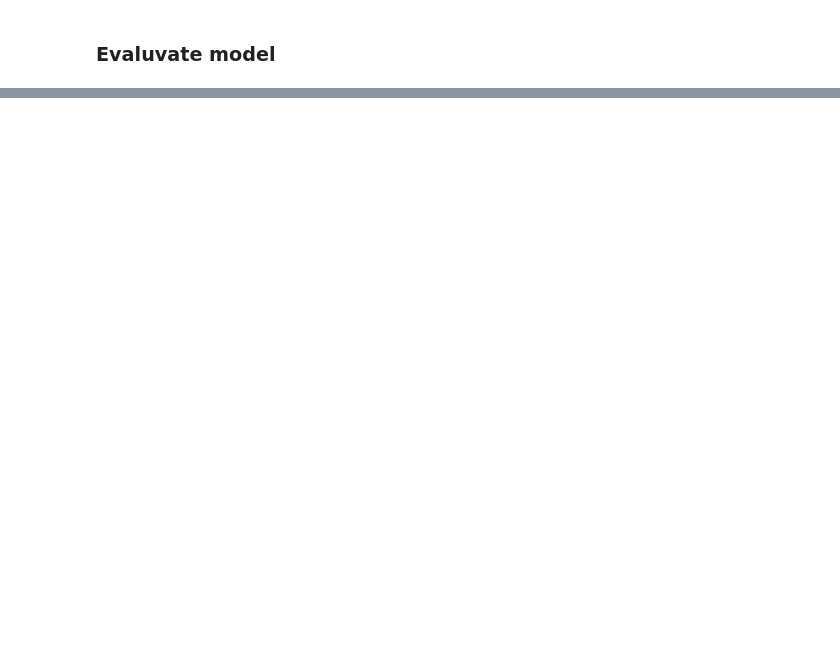
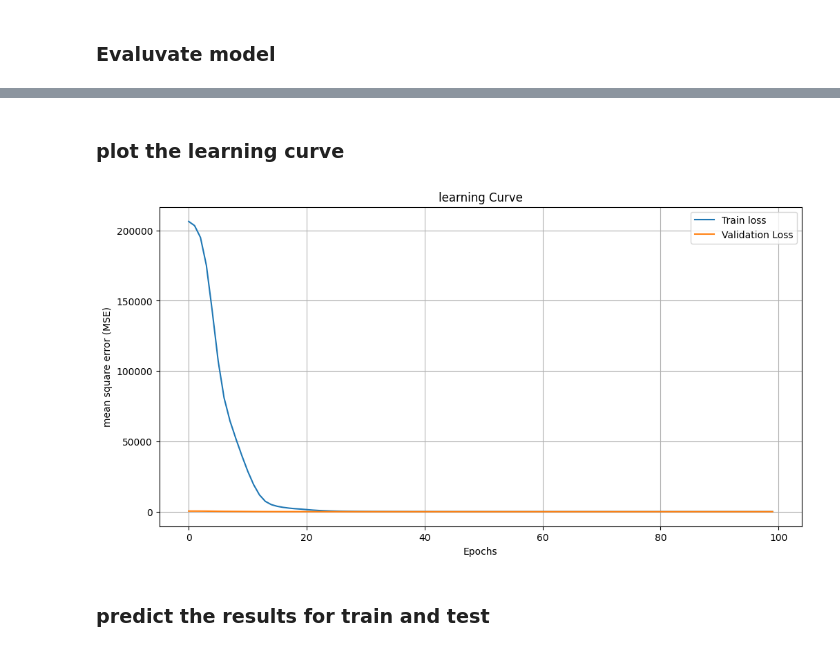
Before and after one commit to KamblePranay/D-L-2-to-4-PM-, a Jupyter notebook: Regression_with_keras.ipynb, the cells around one changed output, grey strips where cells are left out. Cells and saved outputs as stored; diff of their text form; code cells hidden in the pictures; blank space fills up the shorter version.

```diff
--- a/Regression_with_keras.ipynb
+++ b/Regression_with_keras.ipynb
@@ -229,0 +270,2 @@ model.evaluate(xtest,ytest)
+# %% [markdown]
+### plot the learning curve
@@ -229,0 +274,14 @@ model.evaluate(xtest,ytest)
+# %%
+plt.figure(figsize=(12,6))
+plt.plot(hist.history['loss'], label='Train loss')
+plt.plot(hist.history['val_mae'], label='Validation Loss')
+plt.xlabel('Epochs')
+plt.ylabel('mean square error (MSE)')
+plt.title('learning Curve')
+plt.legend()
+plt.grid()
+plt.show()
+# %% [output]
+[figure, added]
+# %% [markdown]
+### predict the results for train and test
```
Also changed, not shown: parts of 25 cells of this notebook.
